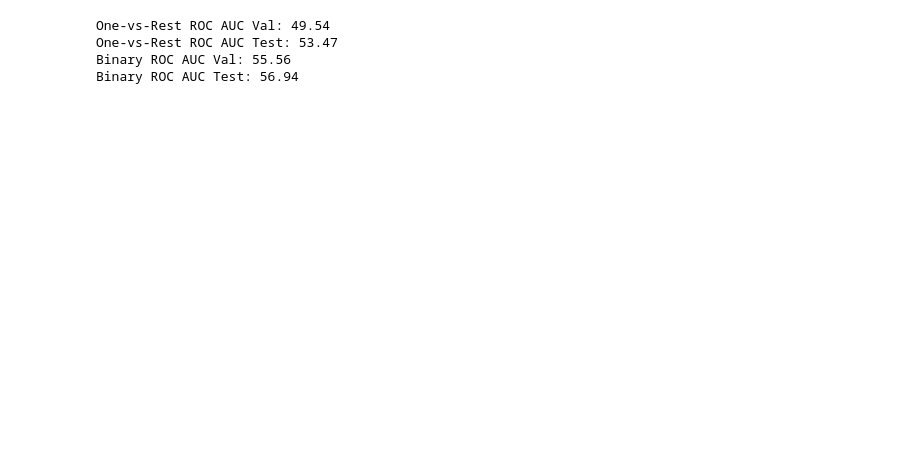
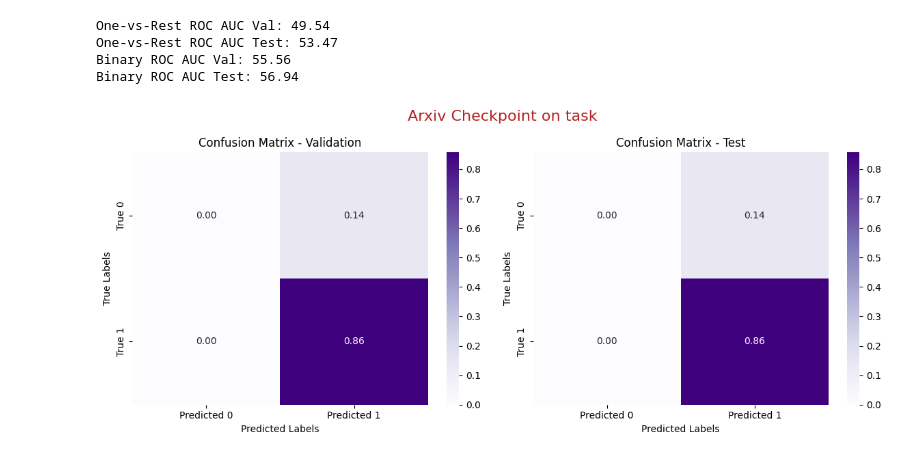
Before and after one commit to RiccardoRomeo01/BDATM_Project, a Jupyter notebook: BDATM_Projecy_GraphAny.ipynb, the cells around one changed output. Drawn from its saved outputs; the diff is of its cells as text; code cells hidden in the pictures; blank space fills up the shorter version.

```diff
--- a/BDATM_Projecy_GraphAny.ipynb
+++ b/BDATM_Projecy_GraphAny.ipynb
@@ -1765,4 +1888,6 @@ Binary ROC AUC Test: 56.94
 # %%
 metrics = calculate_metrics(predictions_path, f1_labels)
 # %%
-plot_confusion_matrices(metrics, title="Cora Checkpoint on task")
+plot_confusion_matrices(metrics, title="Arxiv Checkpoint on task")
+# %% [output]
+[figure, added]
```
Also changed, not shown: parts of 22 cells of this notebook.
